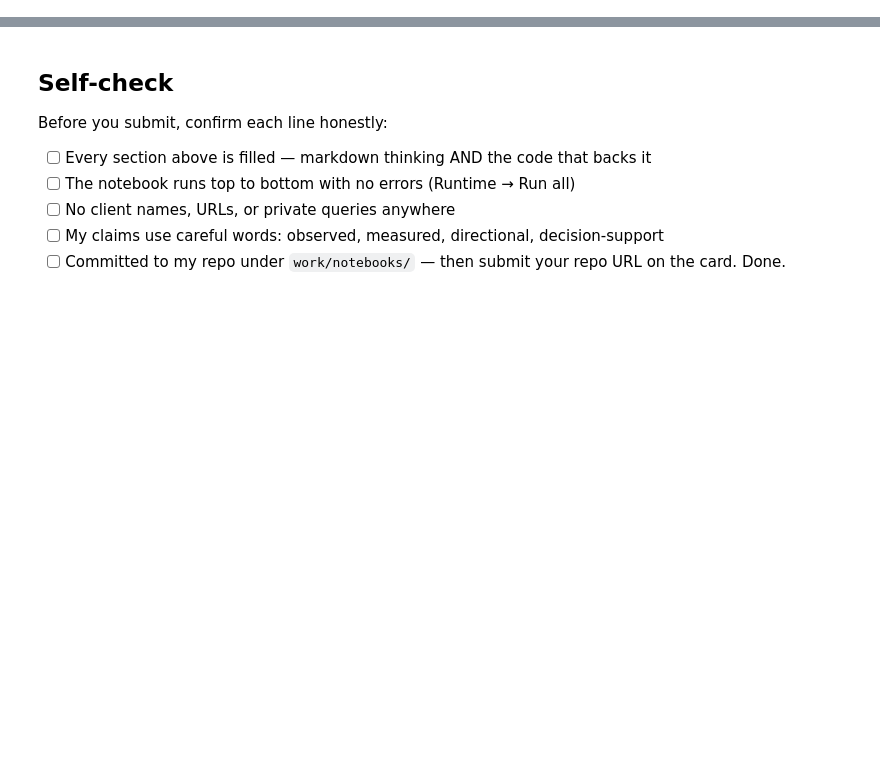
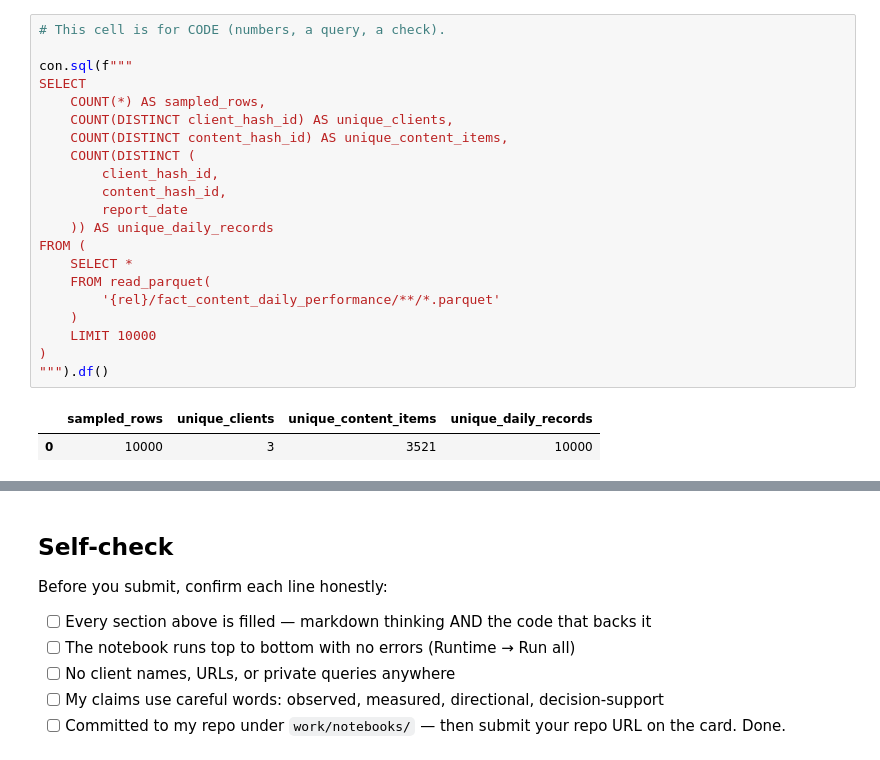
Before and after one commit to LeylaAghayeva1/ml-search-engineering, a Jupyter notebook: work/notebooks/w03_data_contract.ipynb, the cells around one changed output, grey strips where cells are left out. Saved outputs shown, nothing was run; the diff lists cells and outputs as text; blank space fills up the shorter version.

```diff
--- a/work/notebooks/w03_data_contract.ipynb
+++ b/work/notebooks/w03_data_contract.ipynb
@@ -19,0 +240,24 @@ This skeleton is yours to fill. Work the sections **in order** — each one has
+# %%
+# This cell is for CODE (numbers, a query, a check).
+
+con.sql(f"""
+SELECT
+    COUNT(*) AS sampled_rows,
+    COUNT(DISTINCT client_hash_id) AS unique_clients,
+    COUNT(DISTINCT content_hash_id) AS unique_content_items,
+    COUNT(DISTINCT (
+        client_hash_id,
+        content_hash_id,
+        report_date
+    )) AS unique_daily_records
+FROM (
+    SELECT *
+    FROM read_parquet(
+        '{rel}/fact_content_daily_performance/**/*.parquet'
+    )
+    LIMIT 10000
+)
+""").df()
+# %% [output]
+|  | sampled_rows | unique_clients | unique_content_items | unique_daily_records |
+| 0 | 10000 | 3 | 3521 | 10000 |
```
Also changed, not shown: parts of 19 cells of this notebook, 3 other files.
